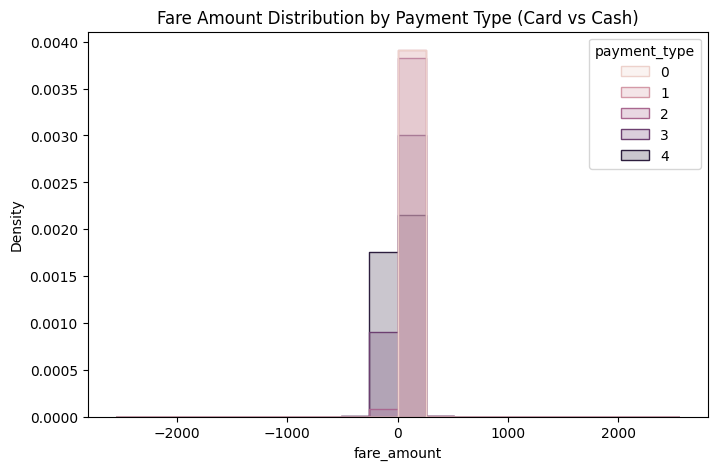
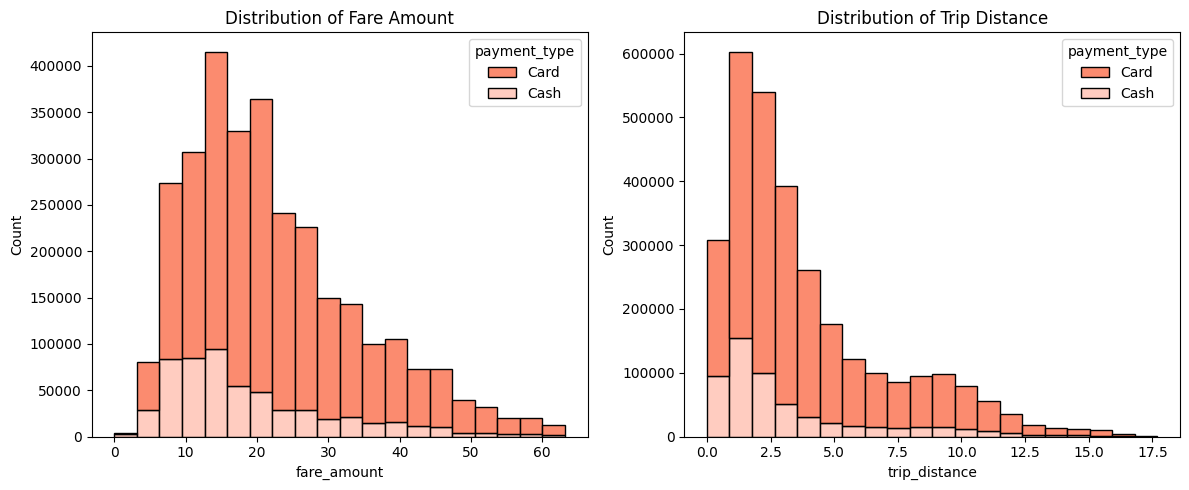
Code edit (unified diff) that turned the first committed figure into the second:
--- before
+++ after
@@ -1,14 +1,37 @@
-plt.figure(figsize=(8,5))
+plt.figure(figsize=(12,5))
+
+# Fare Amount Distribution
+
+plt.subplot(1,2,1)
 
 sns.histplot(
-    data=df,
+    data=data,
     x='fare_amount',
     hue='payment_type',
+    multiple='stack',
     bins=20,
-    element='step',
-    stat='density',
-    common_norm=False
+    edgecolor='k',
+    palette={'Card': '#FA643F', 'Cash': '#FFBCAB'}
 )
 
-plt.title("Fare Amount Distribution by Payment Type (Card vs Cash)")
+plt.title('Distribution of Fare Amount')
+
+
+# Trip Distance Distribution
+
+plt.subplot(1,2,2)
+
+sns.histplot(
+    data=data,
+    x='trip_distance',
+    hue='payment_type',
+    multiple='stack',
+    bins=20,
+    edgecolor='k',
+    palette={'Card': '#FA643F', 'Cash': '#FFBCAB'}
+)
+
+plt.title('Distribution of Trip Distance')
+
+plt.tight_layout()
 plt.show()

Commit: Project file updated